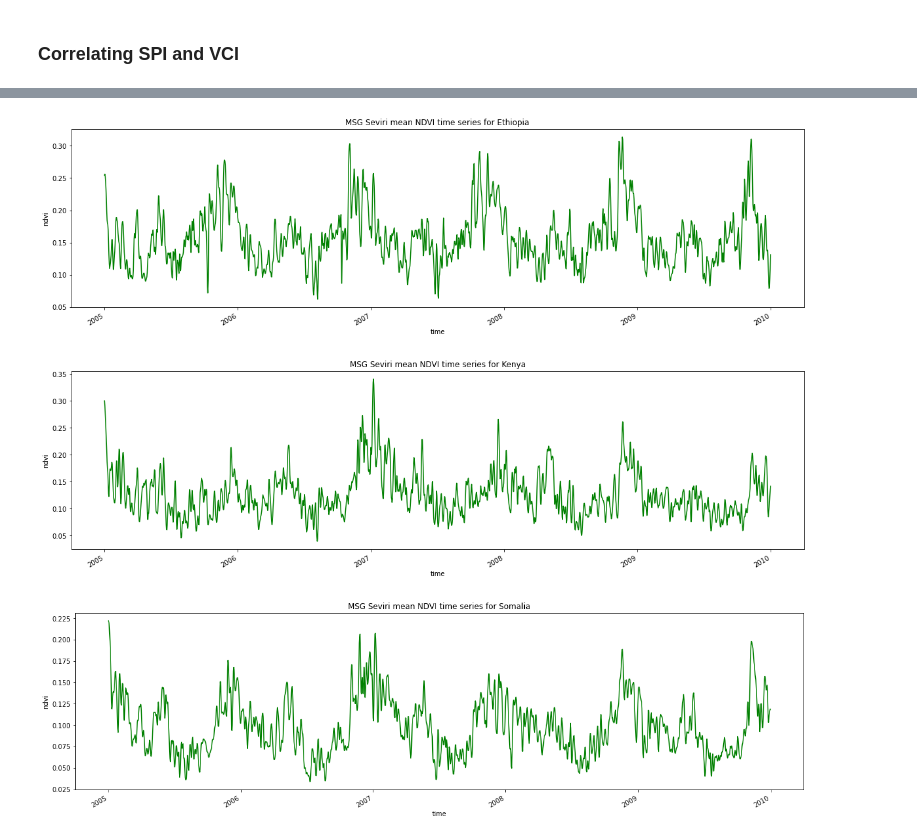
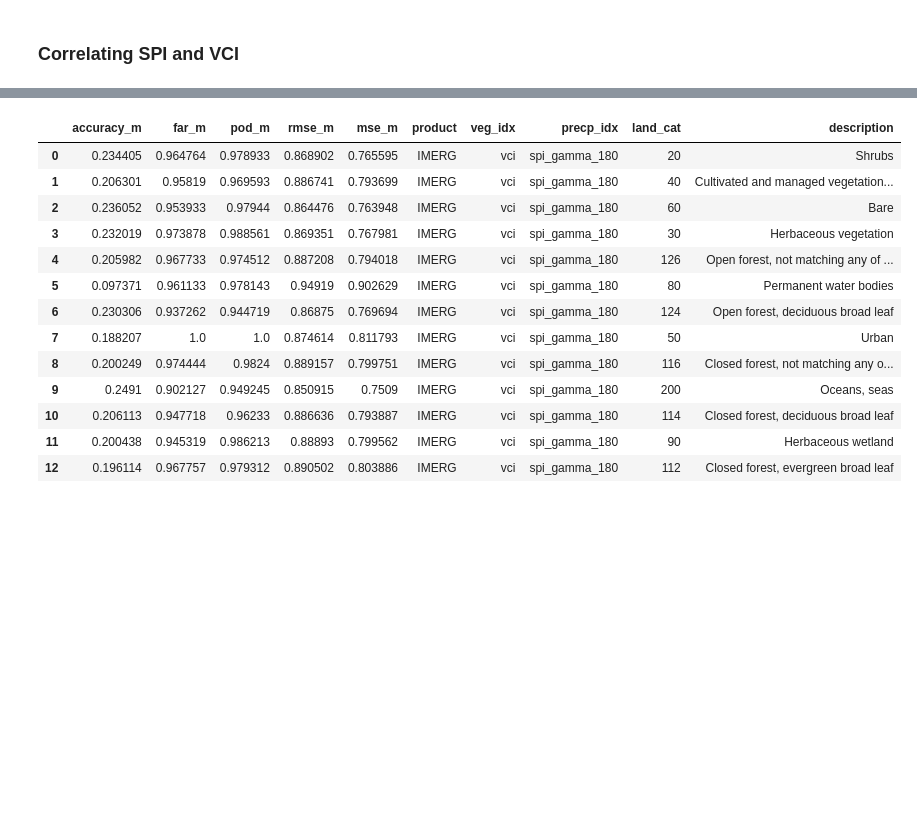
Before and after one commit to Riccardo7-DS/Indices_analysis, a Jupyter notebook: notebooks/cloud_mask.ipynb, the cells around one changed output, grey strips where cells are left out. Drawn from its saved outputs; the diff is of its cells as text; code cells hidden in the pictures; blank space fills up the shorter version.

```diff
--- a/notebooks/cloud_mask.ipynb
+++ b/notebooks/cloud_mask.ipynb
@@ -126,12 +106,0 @@ veg_df['ndvi'].mean(['lat','lon']).plot()
-# %%
-from p_drought_indices.functions.function_clns import subsetting_pipeline
-for country in countries:
-    res_df = subsetting_pipeline(CONFIG_PATH, veg_df, countries = [country], invert=False)
-    plt.figure(figsize=(20,5))
-    res_df['ndvi'].mean(['lat','lon']).plot(color='green')
-    plt.title('MSG Seviri mean NDVI time series for {}'.format(country))
-    plt.show()
-# %% [output]
-[figure, removed]
-[figure, removed]
-[figure, removed]
@@ -139,0 +107,19 @@ final_df.to_csv(r'C:\Users\Riccardo\Desktop\PhD_docs\Drought_prediction\Project\
+# %%
+metrics_df = spi.compute_metrics_soil()
+# %%
+metrics_df
+# %% [output]
+|  | accuracy_m | far_m | pod_m | rmse_m | mse_m | product | veg_idx | precp_idx | land_cat | description |
+| 0 | 0.234405 | 0.964764 | 0.978933 | 0.868902 | 0.765595 | IMERG | vci | spi_gamma_180 | 20 | Shrubs |
+| 1 | 0.206301 | 0.95819 | 0.969593 | 0.886741 | 0.793699 | IMERG | vci | spi_gamma_180 | 40 | Cultivated and managed vegetation... |
+| 2 | 0.236052 | 0.953933 | 0.97944 | 0.864476 | 0.763948 | IMERG | vci | spi_gamma_180 | 60 | Bare |
+| 3 | 0.232019 | 0.973878 | 0.988561 | 0.869351 | 0.767981 | IMERG | vci | spi_gamma_180 | 30 | Herbaceous vegetation |
+| 4 | 0.205982 | 0.967733 | 0.974512 | 0.887208 | 0.794018 | IMERG | vci | spi_gamma_180 | 126 | Open forest, not matching any of ... |
+| 5 | 0.097371 | 0.961133 | 0.978143 | 0.94919 | 0.902629 | IMERG | vci | spi_gamma_180 | 80 | Permanent water bodies |
+| 6 | 0.230306 | 0.937262 | 0.944719 | 0.86875 | 0.769694 | IMERG | vci | spi_gamma_180 | 124 | Open forest, deciduous broad leaf |
+| 7 | 0.188207 | 1.0 | 1.0 | 0.874614 | 0.811793 | IMERG | vci | spi_gamma_180 | 50 | Urban |
+| 8 | 0.200249 | 0.974444 | 0.9824 | 0.889157 | 0.799751 | IMERG | vci | spi_gamma_180 | 116 | Closed forest, not matching any o... |
+| 9 | 0.2491 | 0.902127 | 0.949245 | 0.850915 | 0.7509 | IMERG | vci | spi_gamma_180 | 200 | Oceans, seas |
+| 10 | 0.206113 | 0.947718 | 0.96233 | 0.886636 | 0.793887 | IMERG | vci | spi_gamma_180 | 114 | Closed forest, deciduous broad leaf |
+| 11 | 0.200438 | 0.945319 | 0.986213 | 0.88893 | 0.799562 | IMERG | vci | spi_gamma_180 | 90 | Herbaceous wetland |
+| 12 | 0.196114 | 0.967757 | 0.979312 | 0.890502 | 0.803886 | IMERG | vci | spi_gamma_180 | 112 | Closed forest, evergreen broad leaf |
```
Also changed, not shown: parts of 11 cells of this notebook, 6 other files.
